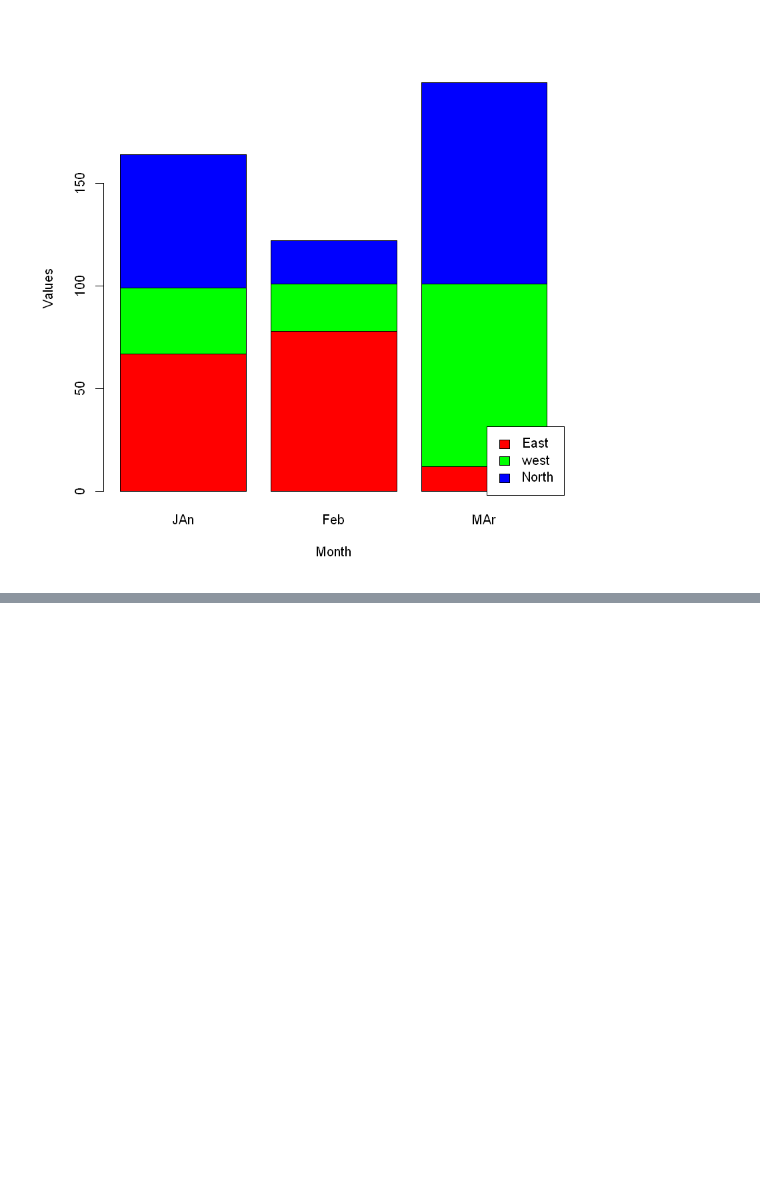
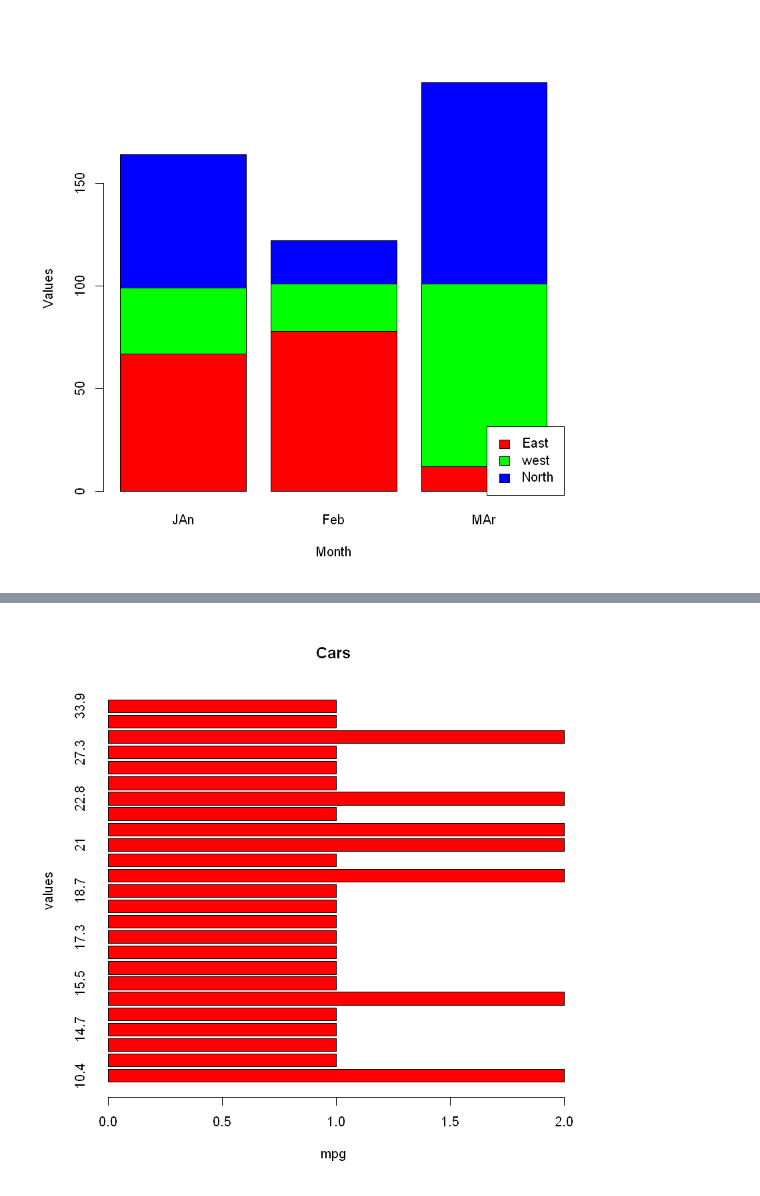
Before and after one commit to dipaliziman/Edubridge_Data_Analytics, a Jupyter notebook: Python Notes/ML,R,Python/R data visualisation.ipynb, the cells around one changed output, grey strips where cells are left out. Cells and saved outputs as stored; diff of their text form; code cells hidden in the pictures; blank space fills up the shorter version.

```diff
--- a/Python Notes/ML,R,Python/R data visualisation.ipynb
+++ b/Python Notes/ML,R,Python/R data visualisation.ipynb
@@ -93,0 +140,4 @@ legend("bottomright",regions,fill=c("red","green","blue"))
+# %%
+barplot(count,col='red',main='Cars',xlab='mpg',ylab='values',horiz=TRUE)
+# %% [output]
+[figure, added]
```
Also changed, not shown: parts of 24 cells of this notebook, 4 other files.
